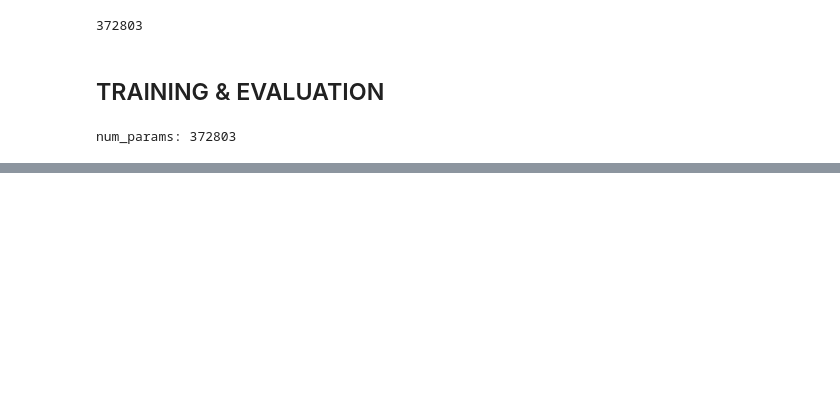
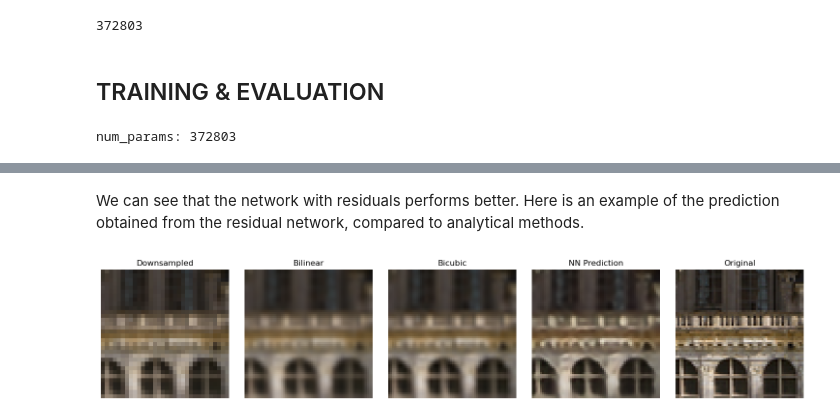
Before and after one commit to oalkaya/mfcgv-projects, a Jupyter notebook: MF2023-Exercise6/main.ipynb, the cells around one changed output, grey strips where cells are left out. Drawn from its saved outputs; the diff is of its cells as text; code cells hidden in the pictures; blank space fills up the shorter version.

```diff
--- a/MF2023-Exercise6/main.ipynb
+++ b/MF2023-Exercise6/main.ipynb
@@ -259,0 +271,33 @@ with torch.no_grad():
+# %% [markdown]
+We can see that the network with residuals performs better. Here is an example of the prediction obtained from the residual network, compared to analytical methods.
+# %%
+import matplotlib.pyplot as plt
+import matplotlib.image as mpimg
+
+# List of image file paths
+image_paths = [
+               'selected-images\wall_lr_image.png',
+               'selected-images\wall_bilinear.png',
+               'selected-images\wall_bicubic.png',
+               'selected-images\wall_hr_prediction.png',
+               'selected-images\wall_hr_image.png']
+image_titles = ['Downsampled', 'Bilinear', 'Bicubic','NN Prediction', 'Original']
+
+# Create a figure with subplots
+fig, axes = plt.subplots(1, 5, figsize=(15, 3))
+
+# Iterate over the image paths, titles, and corresponding axes
+for i, (image_path, image_title, ax) in enumerate(zip(image_paths, image_titles, axes)):
+    # Load and display the image
+    img = mpimg.imread(image_path)
+    ax.imshow(img)
+    ax.set_title(image_title)
+    ax.axis('off')
+
+# Adjust the spacing between subplots
+plt.tight_layout()
+
+# Show the plot
+plt.show()
+# %% [output]
+[figure, added]
```
Also changed, not shown: parts of 25 cells of this notebook, 22 other files.
